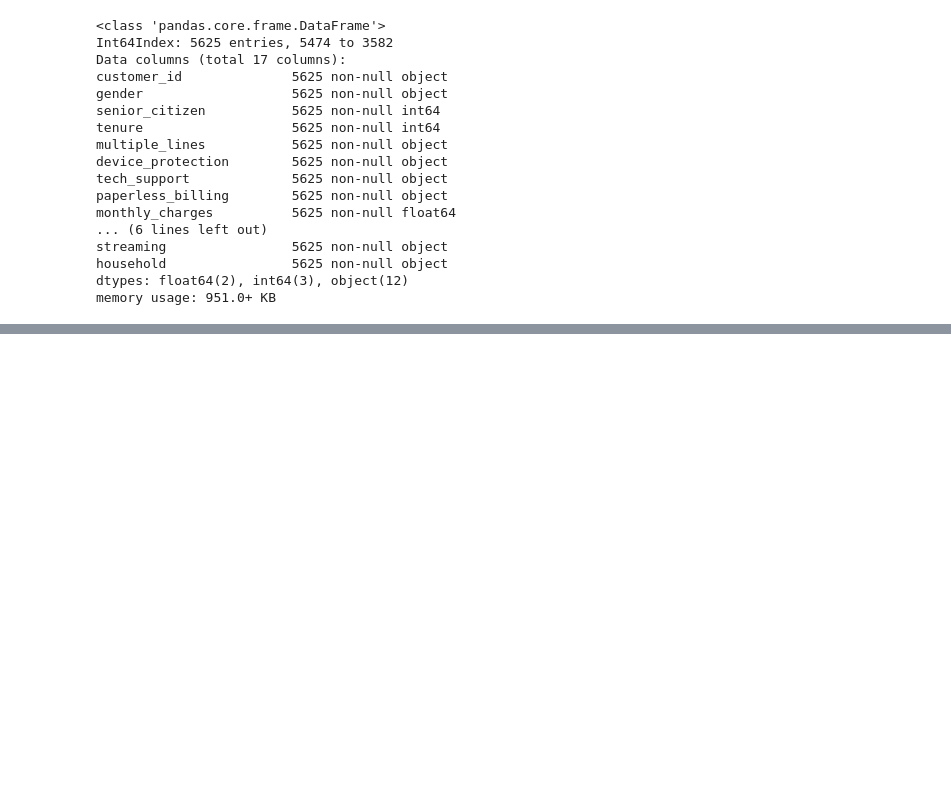
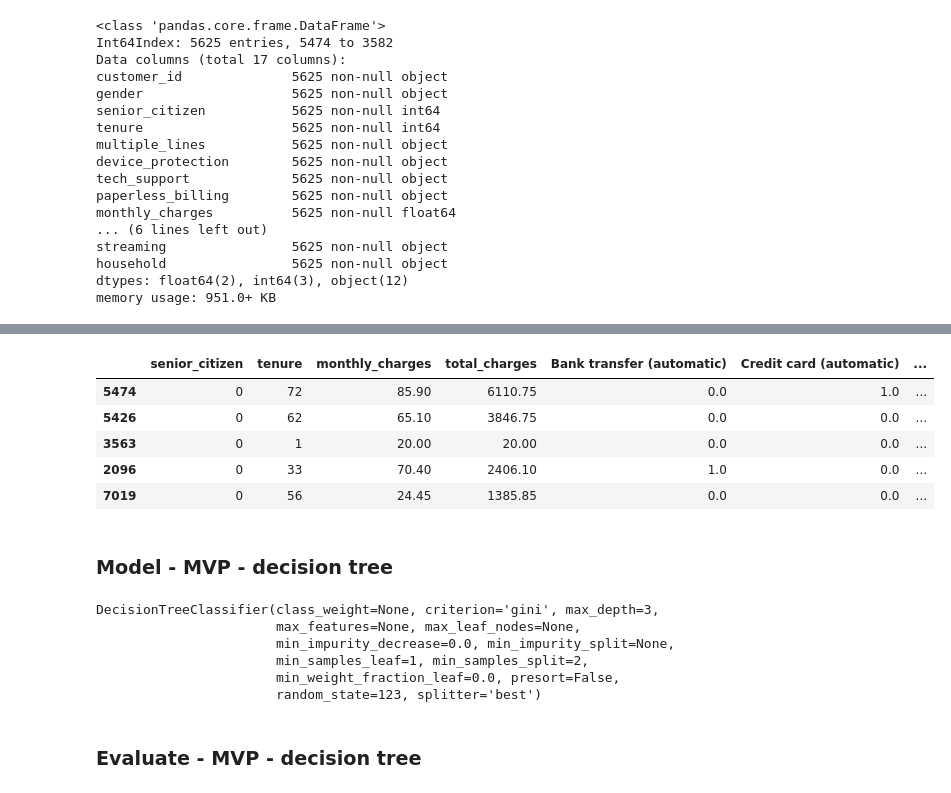
Before and after one commit to misty-garcia/telco-churn-project, a Jupyter notebook: telco_pipeline.ipynb, the cells around one changed output, grey strips where cells are left out. Cells and saved outputs as stored; diff of their text form; code cells hidden in the pictures; blank space fills up the shorter version.

Commit message:
final model selected

```diff
--- a/telco_pipeline.ipynb
+++ b/telco_pipeline.ipynb
@@ -893,4 +895,6 @@ Q10. Summarize your conclusions, provide clear answers to the specific questions
 - Fields to consider: total_charges
 - Target: churn
 # %%
-features = ["tenure", "payment_type", "online_additions", "monthly_charges", "total_charges"]
+features = ["senior_citizen","tenure", "payment_type", "online_additions", "monthly_charges","total_charges"]
+# features = ["senior_citizen","tenure", "payment_type", "online_additions", "monthly_charges"]
+# features = ["tenure", "payment_type", "online_additions", "monthly_charges"]
@@ -1015,0 +929,5 @@ weighted avg       0.78      0.79      0.76      5625
+# %%
+# apply selected features
+X_train1 = X_train1[features]
+X_test1 = X_test1[features]
+X_train1.head()
@@ -1015,0 +941,30 @@ weighted avg       0.78      0.79      0.76      5625
+# %%
+# one hot encode category data so it can be run in models
+X_train1, X_test1 = prep.encode_hot(X_train1, X_test1, col_name = 'payment_type')
+X_train1, X_test1 = prep.encode_hot(X_train1, X_test1, col_name = 'online_additions')
+# %%
+# remove old categories
+X_train1.drop(columns=["payment_type","online_additions"], inplace=True)
+X_test1.drop(columns=["payment_type","online_additions"], inplace=True)
+# %%
+X_train1.head()
+# %% [output]
+|  | senior_citizen | tenure | monthly_charges | total_charges | Bank transfer (automatic) | Credit card (automatic) | ... |
+| 5474 | 0 | 72 | 85.90 | 6110.75 | 0.0 | 1.0 | ... |
+| 5426 | 0 | 62 | 65.10 | 3846.75 | 0.0 | 0.0 | ... |
+| 3563 | 0 | 1 | 20.00 | 20.00 | 0.0 | 0.0 | ... |
+| 2096 | 0 | 33 | 70.40 | 2406.10 | 1.0 | 0.0 | ... |
+| 7019 | 0 | 56 | 24.45 | 1385.85 | 0.0 | 0.0 | ... |
+# %% [markdown]
+### Model - MVP - decision tree
+# %%
+    # run decision tree!
+    clf = DecisionTreeClassifier(max_depth=3, random_state=123)
+    clf.fit(X_train1, y_train1)
+# %% [output]
+DecisionTreeClassifier(class_weight=None, criterion='gini', max_depth=3,
+                       max_features=None, max_leaf_nodes=None,
+                       min_impurity_decrease=0.0, min_impurity_split=None,
+                       min_samples_leaf=1, min_samples_split=2,
+                       min_weight_fraction_leaf=0.0, presort=False,
+                       random_state=123, splitter='best')
@@ -1015,0 +974,2 @@ weighted avg       0.78      0.79      0.76      5625
+# %% [markdown]
+### Evaluate - MVP - decision tree
```
Also changed, not shown: parts of 35 cells of this notebook.
